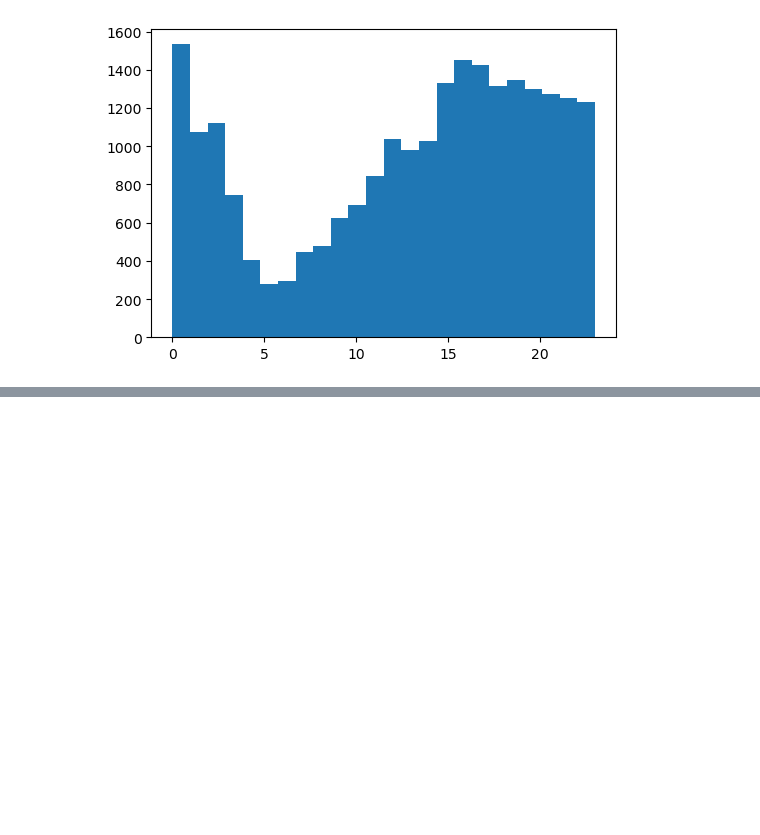
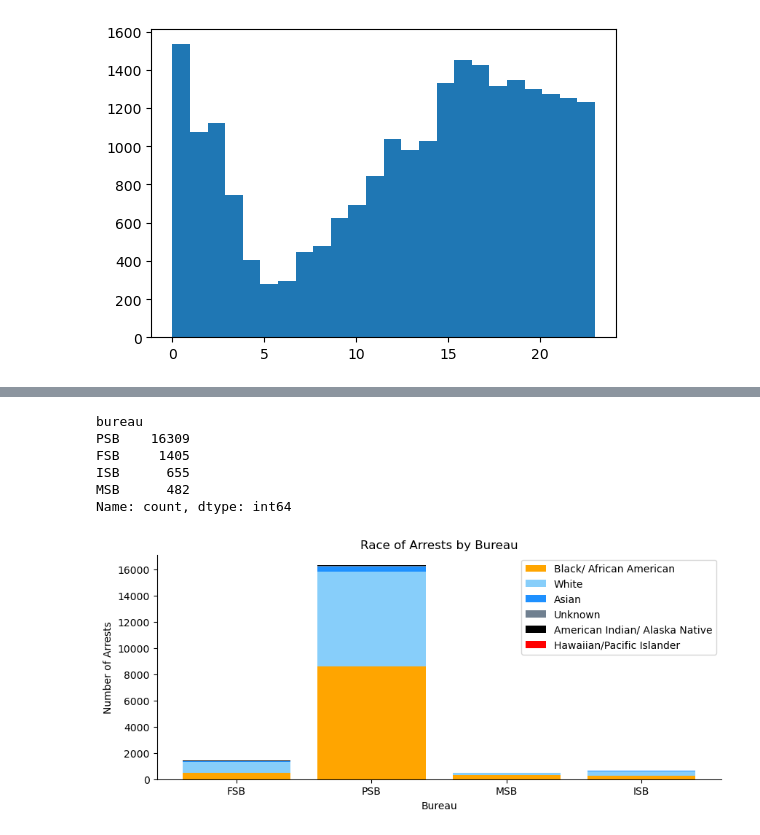
Before and after one commit to emmajslz/eda-project-police-arrest, a Jupyter notebook: eda_fp_scratch.ipynb, the cells around one changed output, grey strips where cells are left out. Saved outputs shown, nothing was run; the diff lists cells and outputs as text; code cells hidden in the pictures; blank space fills up the shorter version.

```diff
--- a/eda_fp_scratch.ipynb
+++ b/eda_fp_scratch.ipynb
@@ -234,0 +306,43 @@ KeyError: 'Age'
+# %%
+x = ['FSB', 'PSB', 'MSB', 'ISB']
+
+b_af = df_police['bureau'][df_police['race'] == 'Black/African American'].value_counts().reindex(x, fill_value=0)
+white = df_police['bureau'][df_police['race'] == 'White'].value_counts().reindex(x, fill_value=0)
+asian = df_police['bureau'][df_police['race'] == 'Asian'].value_counts().reindex(x, fill_value=0)
+unknown = df_police['bureau'][df_police['race'] == 'Unknown'].value_counts().reindex(x, fill_value=0)
+ai_an = df_police['bureau'][df_police['race'] == 'American Indian/ALSK Natv'].value_counts().reindex(x, fill_value=0)
+h_pi = df_police['bureau'][df_police['race'] == 'Hawaiian/Pacific Islander'].value_counts().reindex(x, fill_value=0)
+df_police["bureau"].value_counts()
+# %% [output]
+bureau
+PSB    16309
+FSB     1405
+ISB      655
+MSB      482
+Name: count, dtype: int64
+# %%
+fig, ax = plt.subplots(figsize = (10,4))
+#ax.barh(df_police["age"], df_police["weekday"], color = bureau_colors)
+#x = ['FSB', 'PSB', 'MSB', 'ISB', np.nan]
+x = range(1,5)
+ax.bar(x, b_af,  width=0.8, label="Black/ African American", color='orange')
+ax.bar(x,  white,  bottom = b_af, width=0.8, label="White", color='lightskyblue')
+ax.bar(x, asian, bottom = white + b_af, width=0.8, label="Asian", color='dodgerblue')
+ax.bar(x, unknown, bottom = white + b_af + asian, width=0.8, label="Unknown", color='slategrey')
+ax.bar(x, ai_an, bottom = white + b_af + asian + unknown, width=0.8, label="American Indian/ Alaska Native", color='black')
+ax.bar(x, h_pi, bottom = white + b_af + asian + unknown + ai_an, width=0.8, label="Hawaiian/Pacific Islander", color='red')
+
+ax.set_xticks(x)
+ax.set_xticklabels(['FSB', 'PSB', 'MSB', 'ISB'])
+ax.set_xlabel('Bureau')
+
+ax.spines['top'].set_visible(False)
+ax.spines['right'].set_visible(False)
+
+ax.set_ylabel("Number of Arrests")
+ax.set_title('Race of Arrests by Bureau')
+
+plt.legend()
+plt.show()
+# %% [output]
+[figure, added]
```
Also changed, not shown: parts of 13 cells of this notebook.
